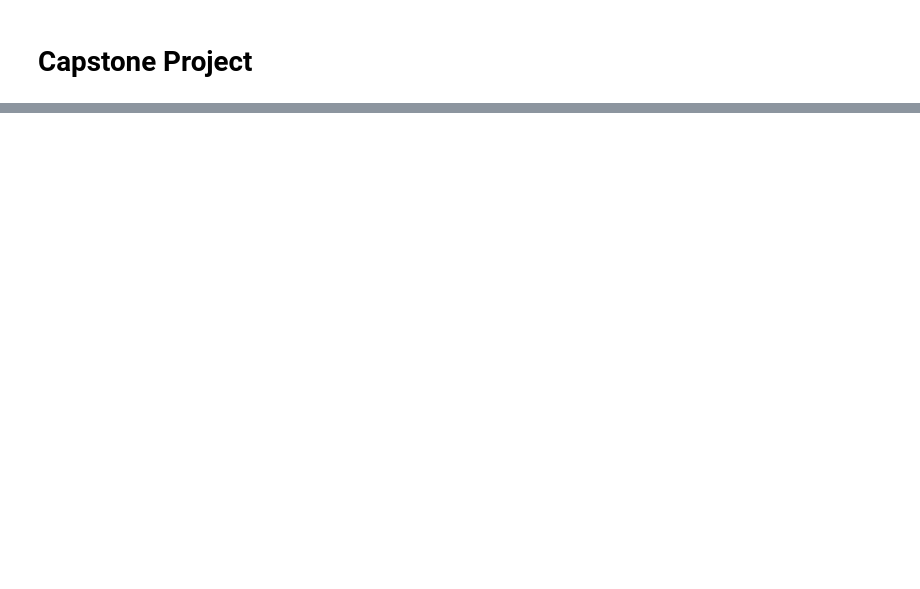
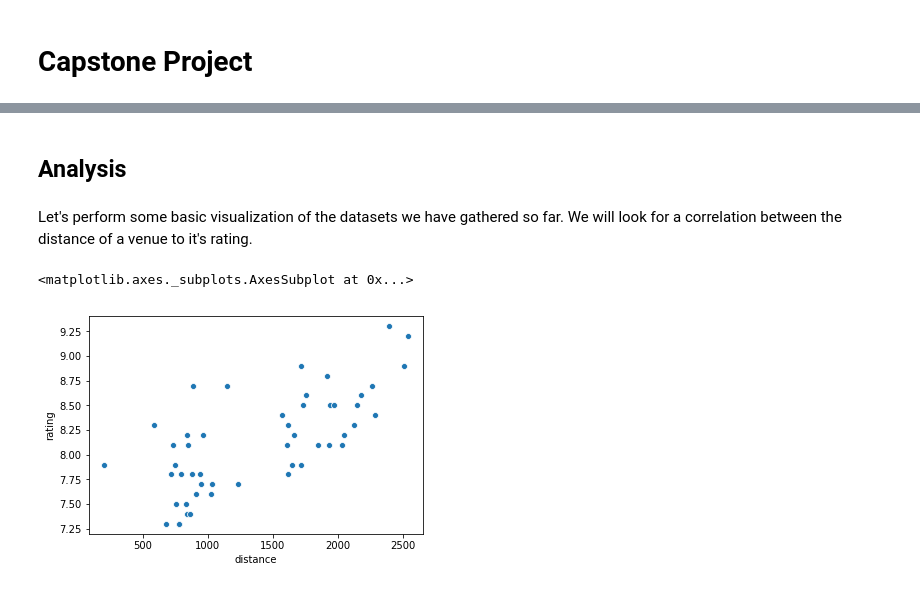
Before and after one commit to norvylle/Coursera_Capstone, a Jupyter notebook: Capstone Project Notebook.ipynb, the cells around one changed output, grey strips where cells are left out. Drawn from its saved outputs; the diff is of its cells as text; code cells hidden in the pictures; blank space fills up the shorter version.

```diff
--- a/Capstone Project Notebook.ipynb
+++ b/Capstone Project Notebook.ipynb
@@ -16,0 +75,16 @@ Data needed for this project would include Geospatial Coordinates data obtained
+# %%
+venues = results['response']['groups'][0]['items']
+
+nearby_venues = json_normalize(venues) # flatten JSON
+
+# filter columns
+filtered_columns = ['venue.name', 'venue.categories', 'venue.location.lat', 'venue.location.lng', 'venue.id', 'venue.location.distance']
+nearby_venues =nearby_venues.loc[:, filtered_columns]
+
+# filter the category for each row
+nearby_venues['venue.categories'] = nearby_venues.apply(get_category_type, axis=1)
+
+# clean columns
+nearby_venues.columns = [col.split(".")[-1] for col in nearby_venues.columns]
+
+nearby_venues.head()
@@ -16,0 +102,22 @@ Data needed for this project would include Geospatial Coordinates data obtained
+# %%
+# Function for getting details for each venue
+def getDetails(ids):
+    venues_list=[]
+    for id in zip(ids):
+        url = 'https://api.foursquare.com/v2/venues/{}?&client_id={}&client_secret={}&v={}'.format(
+            id[0],
+            CLIENT_ID,
+            CLIENT_SECRET,
+            VERSION)
+        results = requests.get(url).json()["response"]
+        venues_list.append([(
+            id[0],
+            results['venue']['rating']
+        )])
+    nearby_venues = pd.DataFrame([item for venue_list in venues_list for item in venue_list])
+    nearby_venues.columns = ['id', 'rating']
+
+    return(nearby_venues)
+# %%
+nearby_venues_details = getDetails(ids=nearby_venues['id'])
+nearby_venues_details.head()
@@ -16,0 +143,11 @@ Data needed for this project would include Geospatial Coordinates data obtained
+# %% [markdown]
+## Analysis <a name="analysis"></a>
+# %% [markdown]
+ Let's perform some basic visualization of the datasets we have gathered so far. We will look for a correlation between the distance of a venue to it's rating.
+# %%
+import seaborn as sns
+
+sns.scatterplot(x=nearby_venues['distance'], y=nearby_venues_details['rating'])
+# %% [output]
+<matplotlib.axes._subplots.AxesSubplot at 0x...>
+[figure, added]
```
Also changed, not shown: parts of 36 cells of this notebook.
